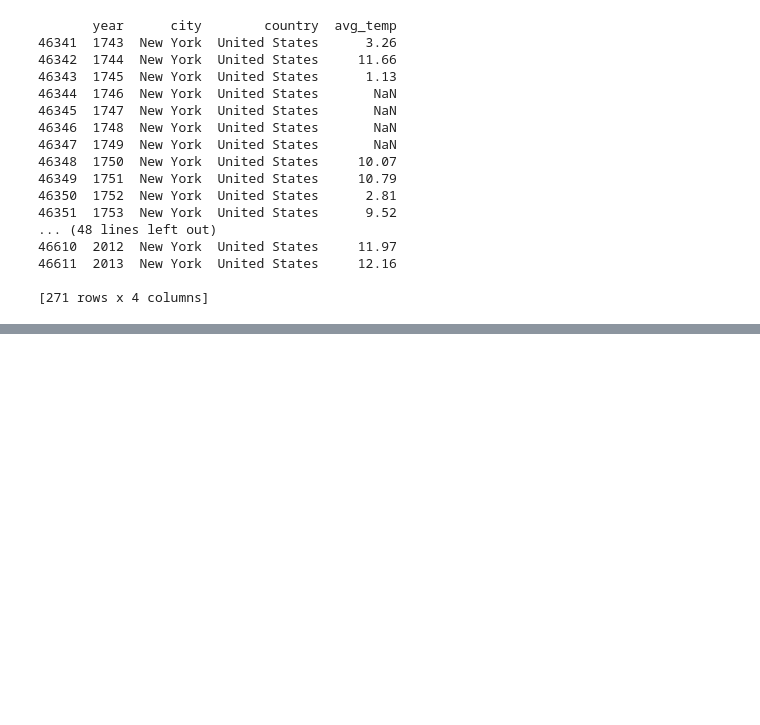
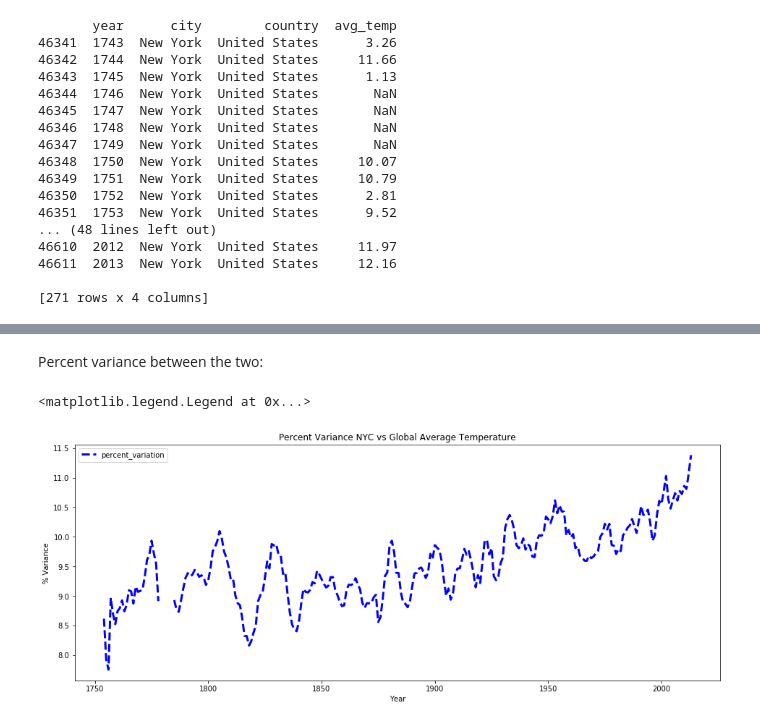
Before and after one commit to axiaosun/Global_Weather_Trends, a Jupyter notebook: Global_Weather_Trends.ipynb, the cells around one changed output, grey strips where cells are left out. Cells and saved outputs as stored; diff of their text form; code cells hidden in the pictures; blank space fills up the shorter version.

```diff
--- a/Global_Weather_Trends.ipynb
+++ b/Global_Weather_Trends.ipynb
@@ -277,0 +252,12 @@ nyc2['avg_temp_x'].corr(nyc2['avg_temp_y'], method = 'pearson')
+# %% [markdown]
+Percent variance between the two:
+# %%
+plt.plot(x, nyc2['moving_avg_nyc'], 'b--', label = 'percent_variation', linewidth = 3.0)
+
+plt.xlabel('Year')
+plt.ylabel('% Variance')
+plt.title('Percent Variance NYC vs Global Average Temperature')
+plt.legend()
+# %% [output]
+<matplotlib.legend.Legend at 0x...>
+[figure, added]
```
Also changed, not shown: parts of 11 cells of this notebook.
